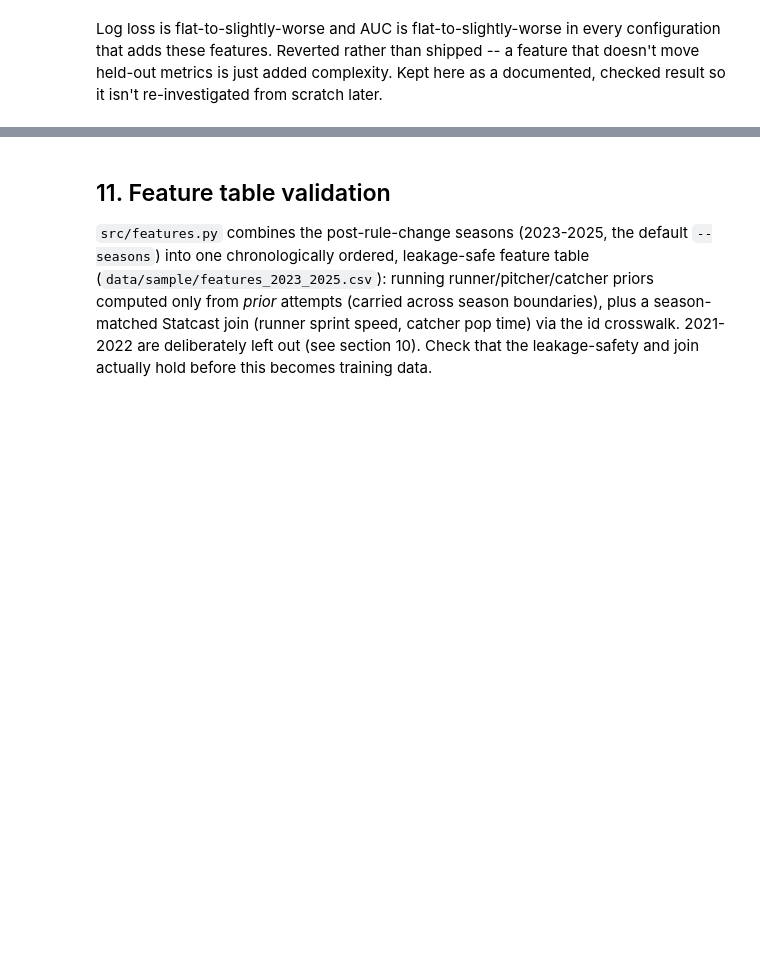
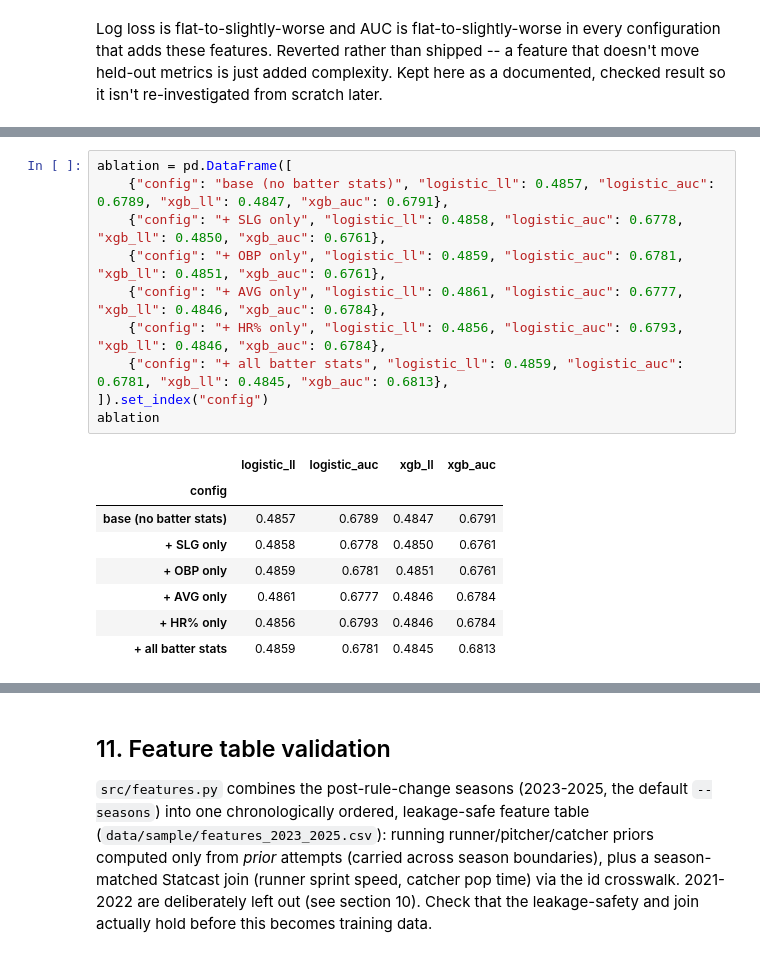
Before and after one commit to ethanhershman/base-steal-model, a Jupyter notebook: notebooks/eda.ipynb, the cells around one changed output, grey strips where cells are left out. Cells and saved outputs as stored; diff of their text form; blank space fills up the shorter version.

```diff
--- a/notebooks/eda.ipynb
+++ b/notebooks/eda.ipynb
@@ -557,0 +643,19 @@ re-investigated from scratch later.
+# %%
+ablation = pd.DataFrame([
+    {"config": "base (no batter stats)", "logistic_ll": 0.4857, "logistic_auc": 0.6789, "xgb_ll": 0.4847, "xgb_auc": 0.6791},
+    {"config": "+ SLG only", "logistic_ll": 0.4858, "logistic_auc": 0.6778, "xgb_ll": 0.4850, "xgb_auc": 0.6761},
+    {"config": "+ OBP only", "logistic_ll": 0.4859, "logistic_auc": 0.6781, "xgb_ll": 0.4851, "xgb_auc": 0.6761},
+    {"config": "+ AVG only", "logistic_ll": 0.4861, "logistic_auc": 0.6777, "xgb_ll": 0.4846, "xgb_auc": 0.6784},
+    {"config": "+ HR% only", "logistic_ll": 0.4856, "logistic_auc": 0.6793, "xgb_ll": 0.4846, "xgb_auc": 0.6784},
+    {"config": "+ all batter stats", "logistic_ll": 0.4859, "logistic_auc": 0.6781, "xgb_ll": 0.4845, "xgb_auc": 0.6813},
+]).set_index("config")
+ablation
+# %% [output]
+|  | logistic_ll | logistic_auc | xgb_ll | xgb_auc |
+| config |  |  |  |  |
+| base (no batter stats) | 0.4857 | 0.6789 | 0.4847 | 0.6791 |
+| + SLG only | 0.4858 | 0.6778 | 0.4850 | 0.6761 |
+| + OBP only | 0.4859 | 0.6781 | 0.4851 | 0.6761 |
+| + AVG only | 0.4861 | 0.6777 | 0.4846 | 0.6784 |
+| + HR% only | 0.4856 | 0.6793 | 0.4846 | 0.6784 |
+| + all batter stats | 0.4859 | 0.6781 | 0.4845 | 0.6813 |
```
Also changed, not shown: parts of 11 cells of this notebook, 12 other files.
